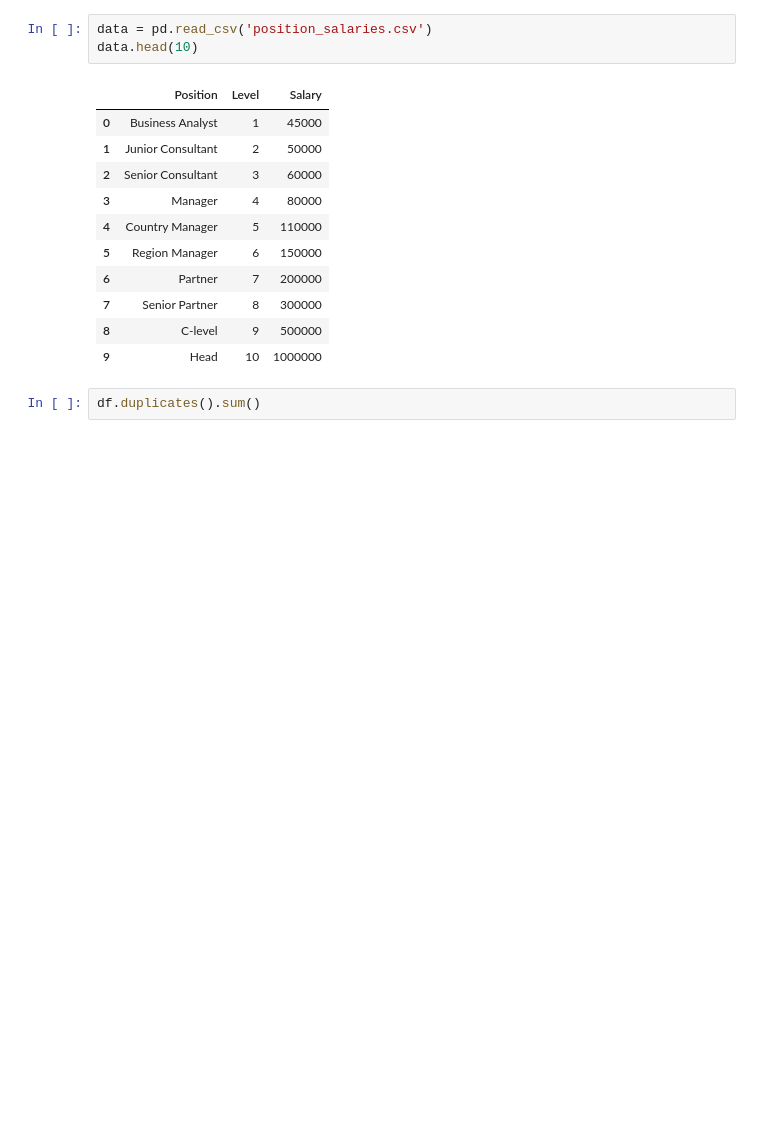
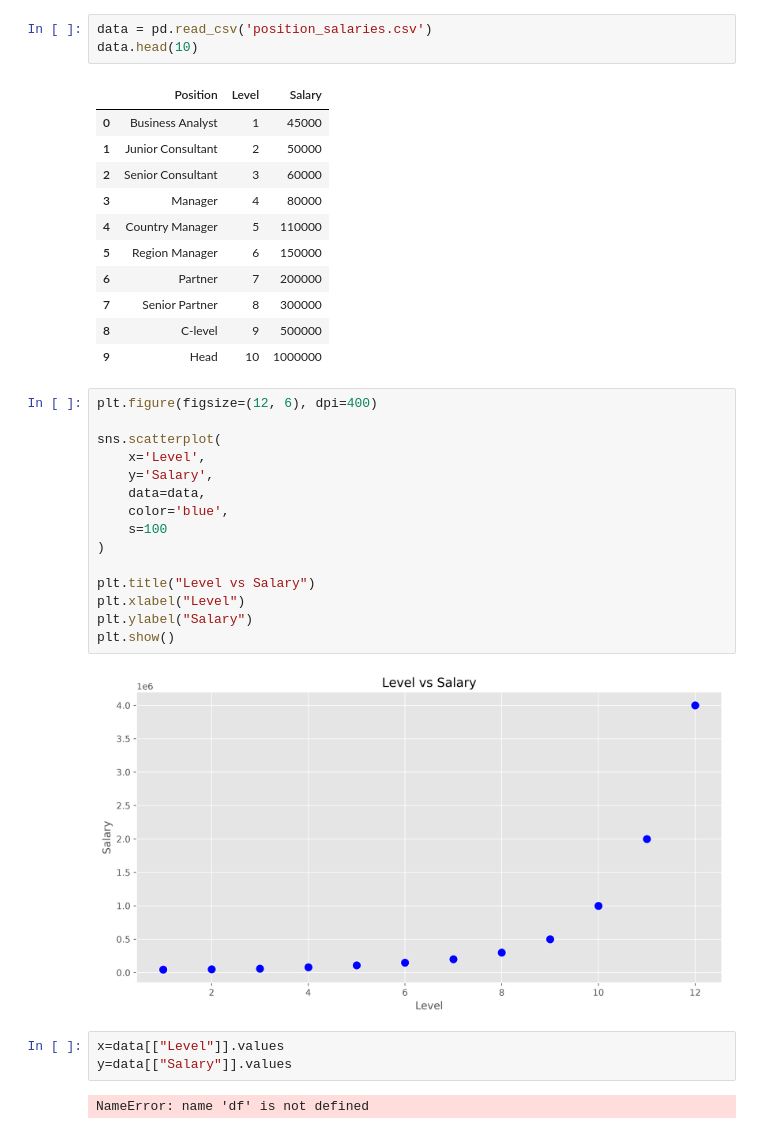
Before and after one commit to muzamilCodes/AI-AND-ML, a Jupyter notebook: Machine Learning/poly.ipynb, the cells around one changed output. Saved outputs shown, nothing was run; the diff lists cells and outputs as text; blank space fills up the shorter version.

```diff
--- a/Machine Learning/poly.ipynb
+++ b/Machine Learning/poly.ipynb
@@ -30,4 +30,24 @@ data.head(10)
 | 8 | C-level | 9 | 500000 |
 | 9 | Head | 10 | 1000000 |
 # %%
-df.duplicates().sum()
+plt.figure(figsize=(12, 6), dpi=400)
+
+sns.scatterplot(
+    x='Level',
+    y='Salary',
+    data=data,
+    color='blue',
+    s=100
+)
+
+plt.title("Level vs Salary")
+plt.xlabel("Level")
+plt.ylabel("Salary")
+plt.show()
+# %% [output]
+[figure, added]
+# %%
+x=data[["Level"]].values
+y=data[["Salary"]].values
+# %% [output]
+NameError: name 'df' is not defined
```
